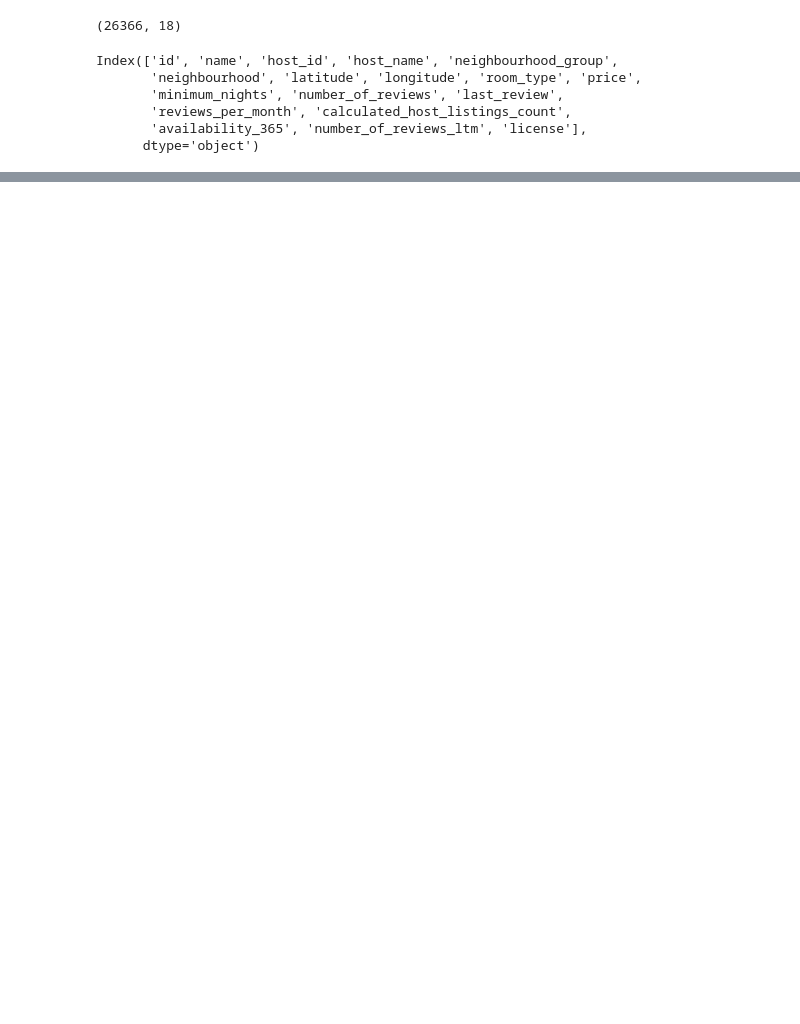
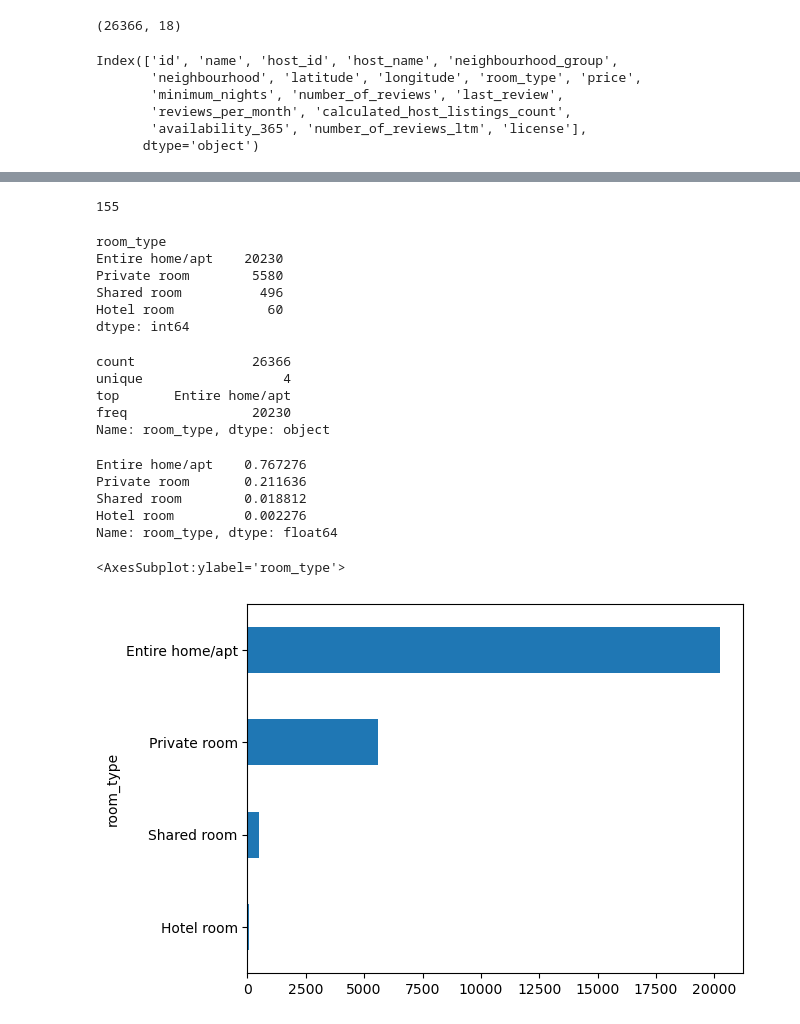
Before and after one commit to paulojr86/AnaliseDeDados-AirBnB-RJ, a Jupyter notebook: AnaliseDeDados-AirBnB-RJ.ipynb, the cells around one changed output, grey strips where cells are left out. Drawn from its saved outputs; the diff is of its cells as text; code cells hidden in the pictures; blank space fills up the shorter version.

```diff
--- a/AnaliseDeDados-AirBnB-RJ.ipynb
+++ b/AnaliseDeDados-AirBnB-RJ.ipynb
@@ -64,0 +131,38 @@ df2.head(30)
+# %%
+#Número de bairros que estão nos anúncios do AirBnB da cidade do Rio de Janeiro
+df2.groupby(['neighbourhood']).size().count()
+# %% [output]
+155
+# %%
+#Número de acomodações por tipo
+df3 = df2.groupby('room_type').size().sort_values(ascending=False)
+df3
+# %% [output]
+room_type
+Entire home/apt    20230
+Private room        5580
+Shared room          496
+Hotel room            60
+dtype: int64
+# %%
+df2.room_type.describe()
+# %% [output]
+count               26366
+unique                  4
+top       Entire home/apt
+freq                20230
+Name: room_type, dtype: object
+# %%
+df2.room_type.value_counts(normalize=True)
+# %% [output]
+Entire home/apt    0.767276
+Private room       0.211636
+Shared room        0.018812
+Hotel room         0.002276
+Name: room_type, dtype: float64
+# %%
+# Gráfico: Número de acomodações por tipo
+df2.groupby('room_type').size().sort_values(ascending=True).plot(kind='barh')
+# %% [output]
+<AxesSubplot:ylabel='room_type'>
+[figure, added]
```
Also changed, not shown: parts of 11 cells of this notebook.
